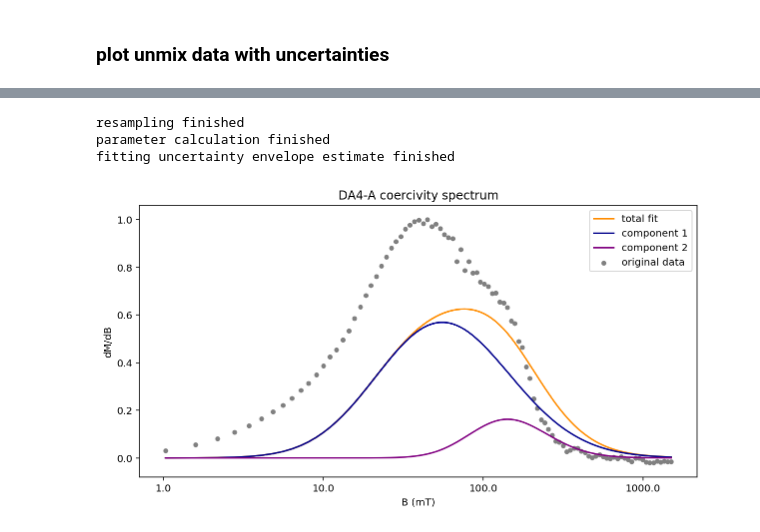
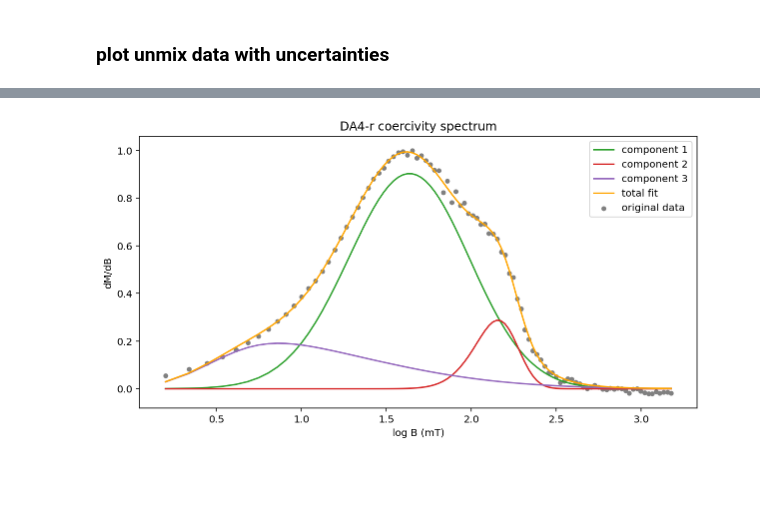
Before and after one commit to duserzym/2022_IRM_summer_school, a Jupyter notebook: code/VSM.ipynb, the cells around one changed output, grey strips where cells are left out. Saved outputs shown, nothing was run; the diff lists cells and outputs as text; code cells hidden in the pictures; blank space fills up the shorter version.

Commit message:
lightly tested unmixing based on maximum likelihood method

```diff
--- a/code/VSM.ipynb
+++ b/code/VSM.ipynb
@@ -743,7 +734,11 @@ DA4_A_fit_result = plot_unmix_data(DA4_A_logBlist, DA4_A_dMdBlist, specimen_name
-# %%
-DA4_A_fit_error = plot_error_estimate(DA4_A_logBlist, DA4_A_dMdBlist, specimen_name, DA4_A_in_list, savefig = False)
-# %% [output]
-resampling finished
-parameter calculation finished
-fitting uncertainty envelope estimate finished
-[figure, removed]
+# %%
+DA4_A_logBlist = get_VSM_bf_data(VSM_bf_measurements, 2, 0.05, 0.05)['Log_Blist'][2:]
+DA4_A_dMdBlist = get_VSM_bf_data(VSM_bf_measurements, 2, 0.05, 0.05)['Derivative']
+specimen_name = get_VSM_bf_data(VSM_bf_measurements, 2, 0.05, 0.05)['Name']
+
+DA4_A_in_list = [0.9, 1.4, .4, 0.8,
+                 1, 1.9, .3, 0.1,
+                 1, 0.5, 0.5, 0.1]
+DA4_A_fit_result = plot_unmix_data(DA4_A_logBlist, DA4_A_dMdBlist, specimen_name, DA4_A_in_list)
+# %% [output]
+[figure, added]
```
Also changed, not shown: parts of 18 cells of this notebook, 4 other files.
